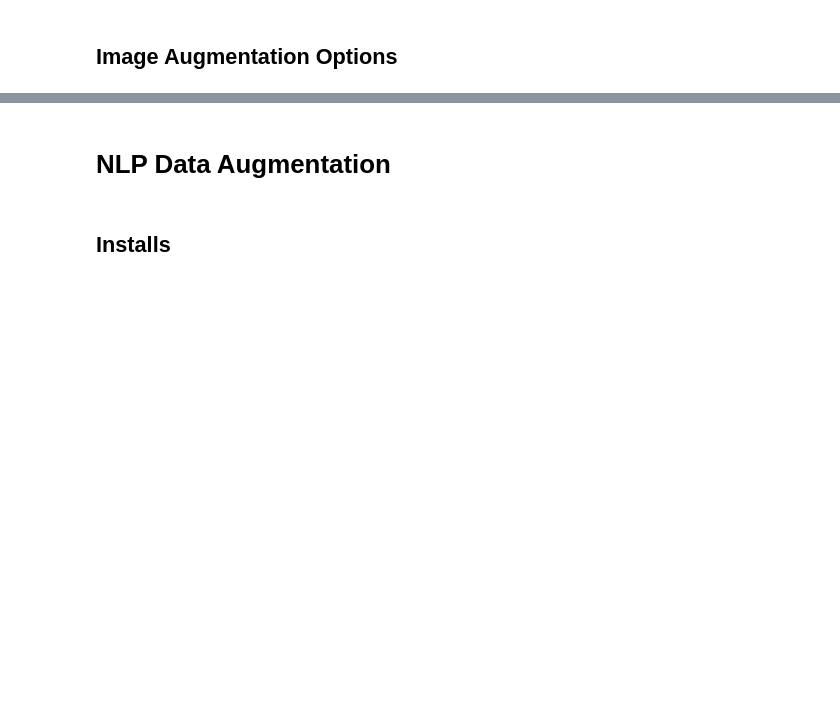
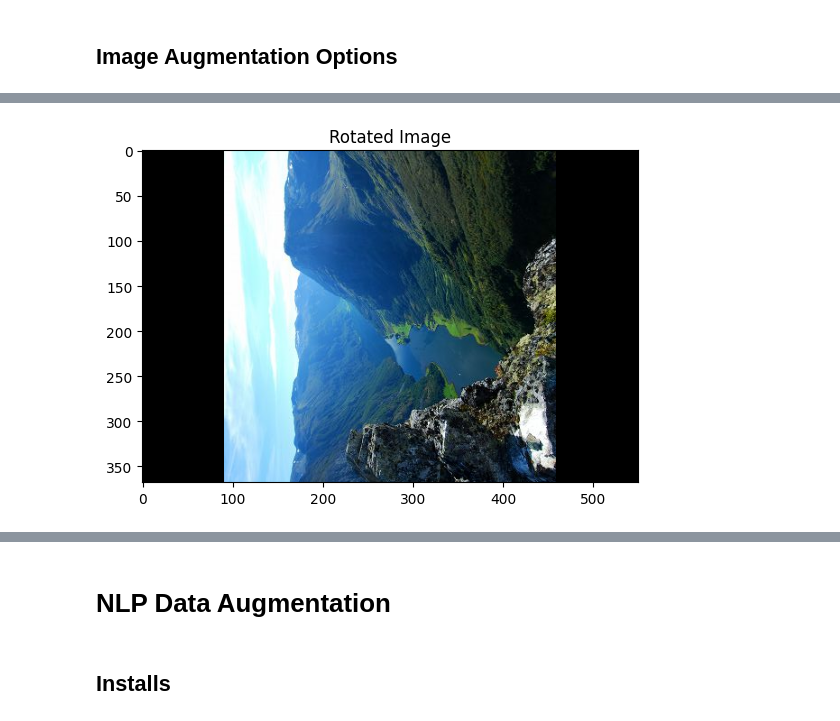
Before and after one commit to SushanthOO7/CSE-475, a Jupyter notebook: CSE475_Lab_3.ipynb, the cells around one changed output, grey strips where cells are left out. Saved outputs shown, nothing was run; the diff lists cells and outputs as text; code cells hidden in the pictures; blank space fills up the shorter version.

```diff
--- a/CSE475_Lab_3.ipynb
+++ b/CSE475_Lab_3.ipynb
@@ -155,12 +206,15 @@ plt.show()
 # %%
 #@title Option 2: Rotation
-rotate_aug = iaa.Affine(rotate=(90)) # rotating 90 degrees, if you pass in a tupple, rotate will pick a random value between your two params
+rotate_aug = alb.Rotate(limit=(90, 90), p=1.0)
 
-augmented_image = rotate_aug.augment_image(image)
+augmented = rotate_aug(image=image)
+augmented_image = augmented["image"]
 
 plt.imshow(augmented_image)
 plt.title("Rotated Image")
 plt.show()
+# %% [output]
+[figure, added]
 # %%
 #@title Brightness Adjustment
 
```
Also changed, not shown: parts of 19 cells of this notebook.
